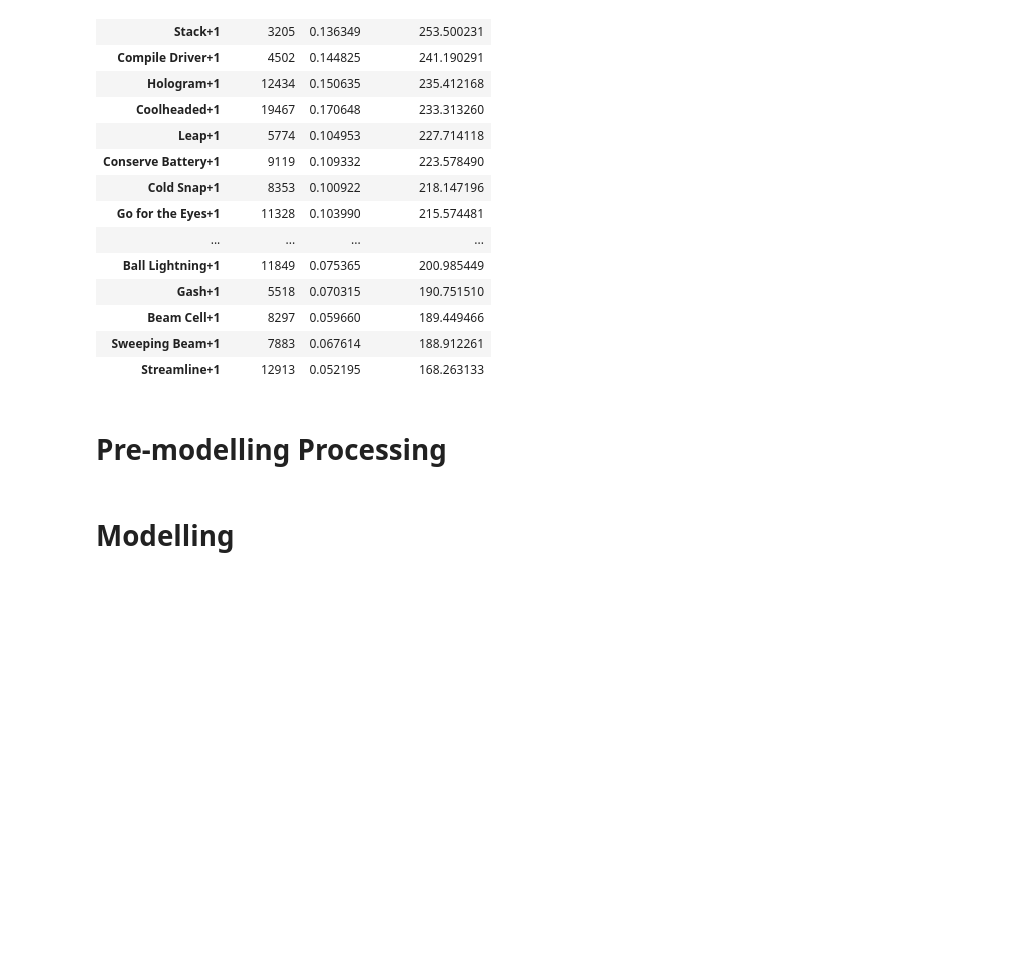
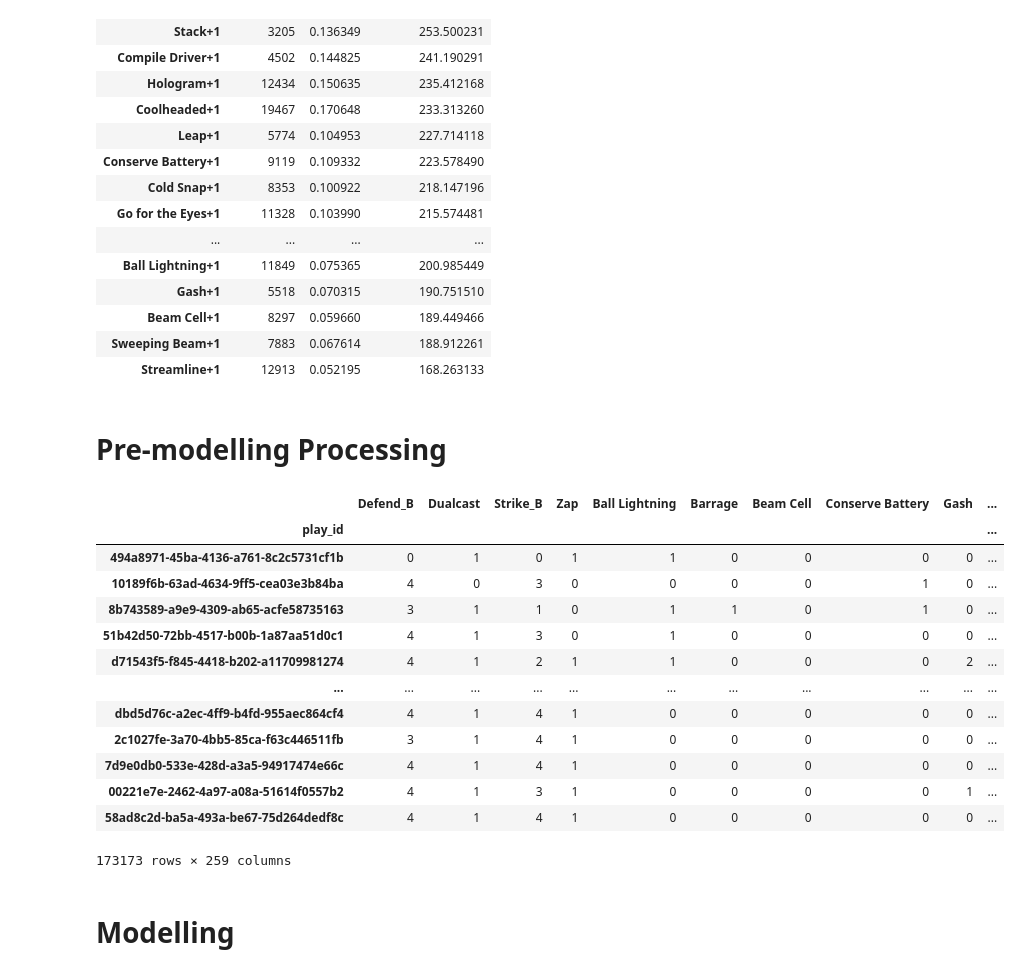
Before and after one commit to snikenbusper/slay-the-spire-defect-card-drafting, a Jupyter notebook: Analysis.ipynb, the cells around one changed output. Cells and saved outputs as stored; diff of their text form; code cells hidden in the pictures; blank space fills up the shorter version.

```diff
--- a/Analysis.ipynb
+++ b/Analysis.ipynb
@@ -428,3 +452,20 @@ temp1
+# %%
+final_deck_ohe = final_deck_ohe.join(final_relic_df, how = 'left', on="play_id").fillna(0)
+# %% [output]
+|  | Defend_B | Dualcast | Strike_B | Zap | Ball Lightning | Barrage | Beam Cell | Conserve Battery | Gash | ... |
+| play_id |  |  |  |  |  |  |  |  |  | ... |
+| 494a8971-45ba-4136-a761-8c2c5731cf1b | 0 | 1 | 0 | 1 | 1 | 0 | 0 | 0 | 0 | ... |
+| 10189f6b-63ad-4634-9ff5-cea03e3b84ba | 4 | 0 | 3 | 0 | 0 | 0 | 0 | 1 | 0 | ... |
+| 8b743589-a9e9-4309-ab65-acfe58735163 | 3 | 1 | 1 | 0 | 1 | 1 | 0 | 1 | 0 | ... |
+| 51b42d50-72bb-4517-b00b-1a87aa51d0c1 | 4 | 1 | 3 | 0 | 1 | 0 | 0 | 0 | 0 | ... |
+| d71543f5-f845-4418-b202-a11709981274 | 4 | 1 | 2 | 1 | 1 | 0 | 0 | 0 | 2 | ... |
+| ... | ... | ... | ... | ... | ... | ... | ... | ... | ... | ... |
+| dbd5d76c-a2ec-4ff9-b4fd-955aec864cf4 | 4 | 1 | 4 | 1 | 0 | 0 | 0 | 0 | 0 | ... |
+| 2c1027fe-3a70-4bb5-85ca-f63c446511fb | 3 | 1 | 4 | 1 | 0 | 0 | 0 | 0 | 0 | ... |
+| 7d9e0db0-533e-428d-a3a5-94917474e66c | 4 | 1 | 4 | 1 | 0 | 0 | 0 | 0 | 0 | ... |
+| 00221e7e-2462-4a97-a08a-51614f0557b2 | 4 | 1 | 3 | 1 | 0 | 0 | 0 | 0 | 1 | ... |
+| 58ad8c2d-ba5a-493a-be67-75d264dedf8c | 4 | 1 | 4 | 1 | 0 | 0 | 0 | 0 | 0 | ... |
+173173 rows × 259 columns
 # %%
 
 train_df, temp_df = train_test_split(final_deck_ohe, test_size=0.2, random_state=42)
```
Also changed, not shown: parts of 20 cells of this notebook.
